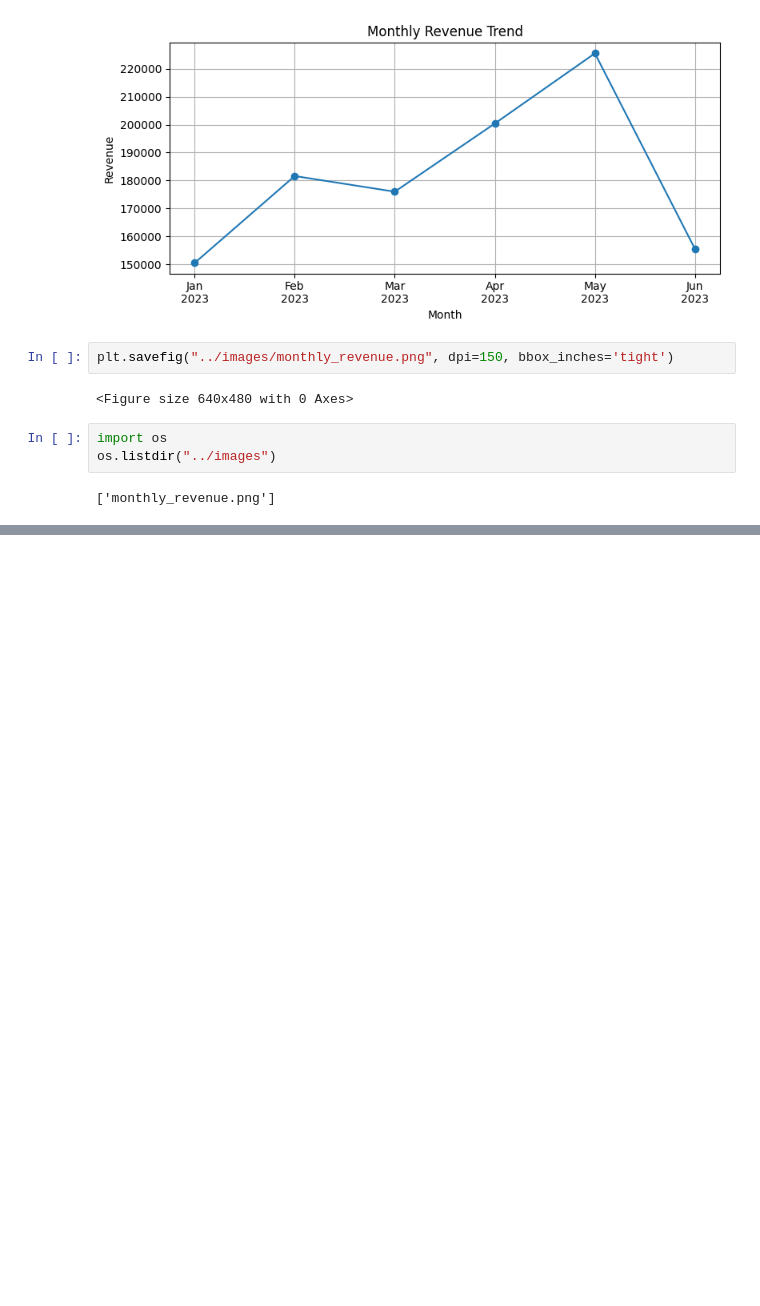
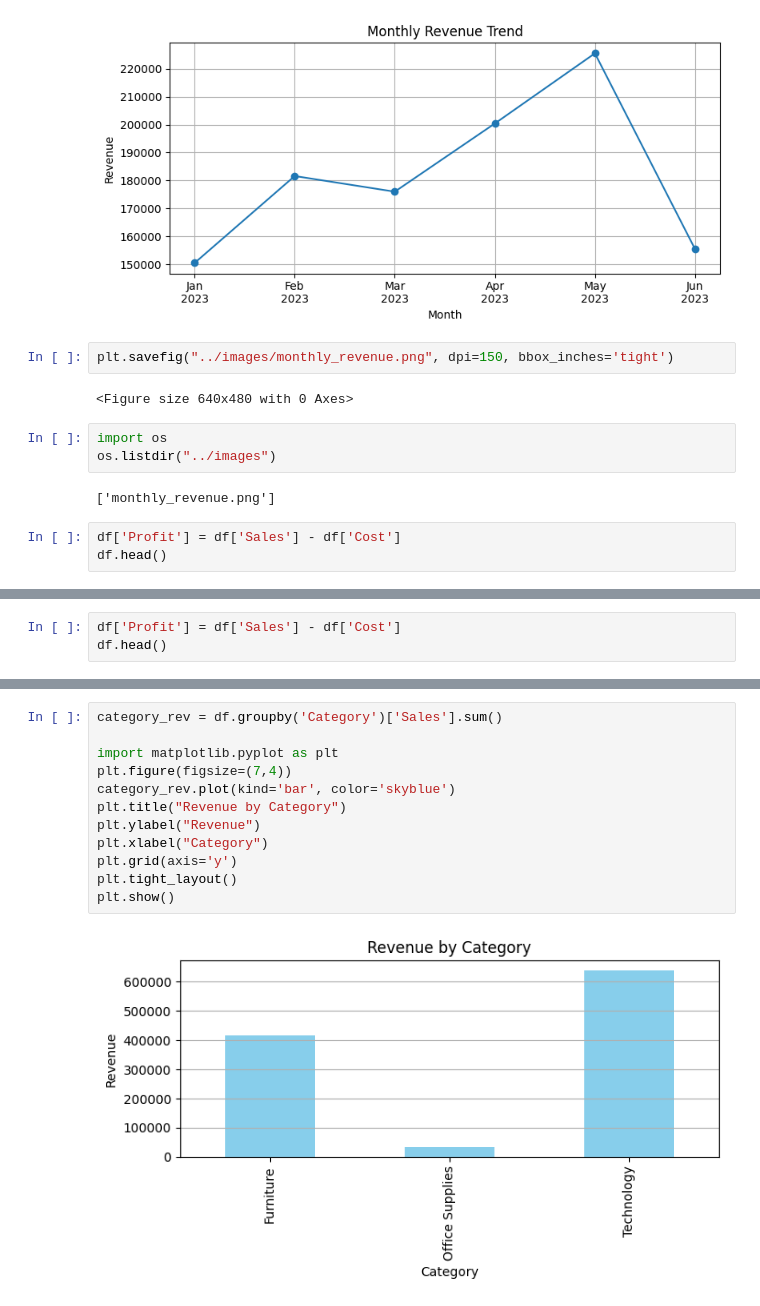
Before and after one commit to varshitha5656/revenue-intelligence-dashboard, a Jupyter notebook: notebooks/eda.ipynb, the cells around one changed output, grey strips where cells are left out. Cells and saved outputs as stored; diff of their text form; blank space fills up the shorter version.

```diff
--- a/notebooks/eda.ipynb
+++ b/notebooks/eda.ipynb
@@ -38,3 +38,6 @@ import os
 os.listdir("../images")
 # %% [output]
 ['monthly_revenue.png']
+# %%
+df['Profit'] = df['Sales'] - df['Cost']
+df.head()
@@ -40,0 +46,3 @@ os.listdir("../images")
+# %%
+df['Profit'] = df['Sales'] - df['Cost']
+df.head()
@@ -40,0 +56,14 @@ os.listdir("../images")
+# %%
+category_rev = df.groupby('Category')['Sales'].sum()
+
+import matplotlib.pyplot as plt
+plt.figure(figsize=(7,4))
+category_rev.plot(kind='bar', color='skyblue')
+plt.title("Revenue by Category")
+plt.ylabel("Revenue")
+plt.xlabel("Category")
+plt.grid(axis='y')
+plt.tight_layout()
+plt.show()
+# %% [output]
+[figure, added]
```
Also changed, not shown: parts of 6 cells of this notebook, 3 other files.
